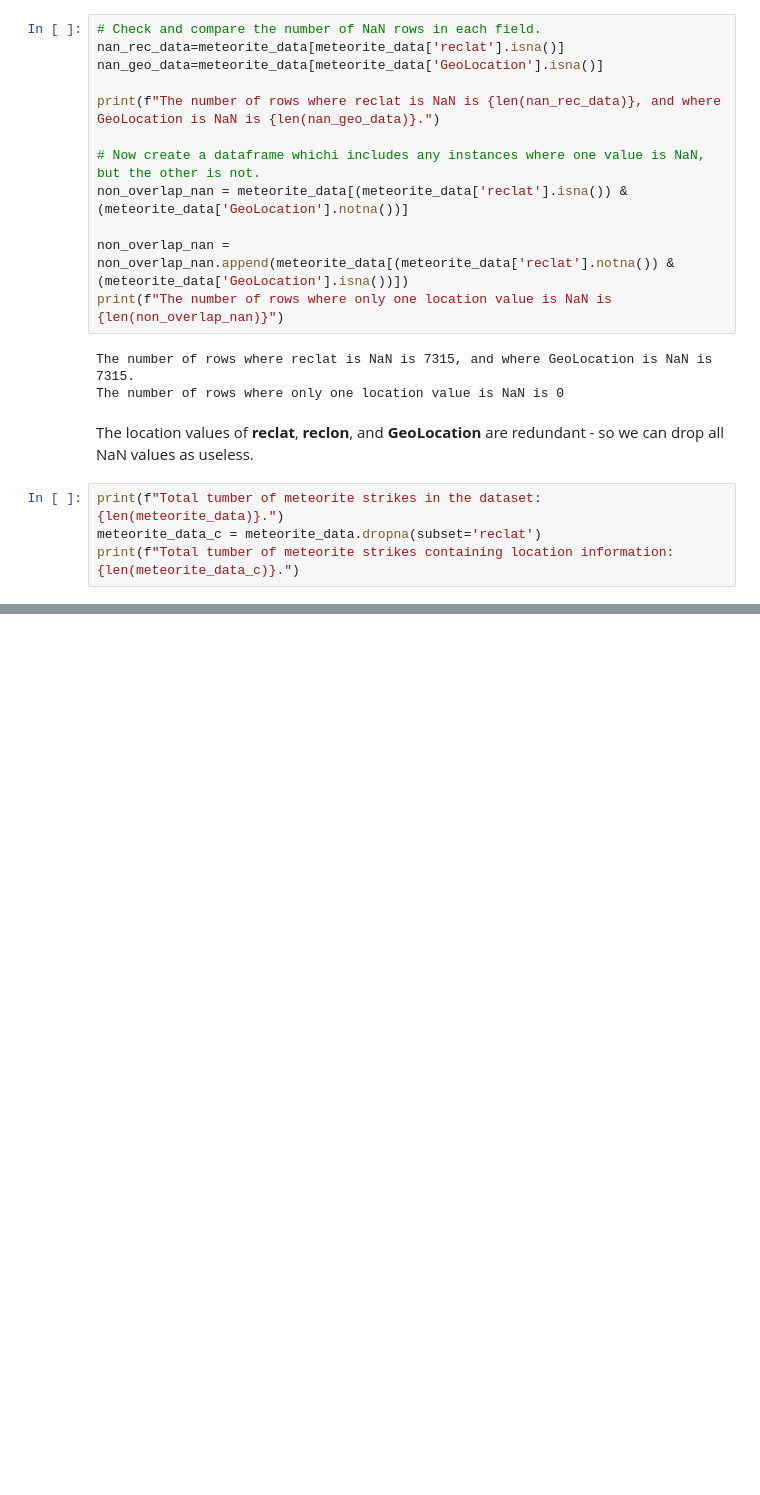
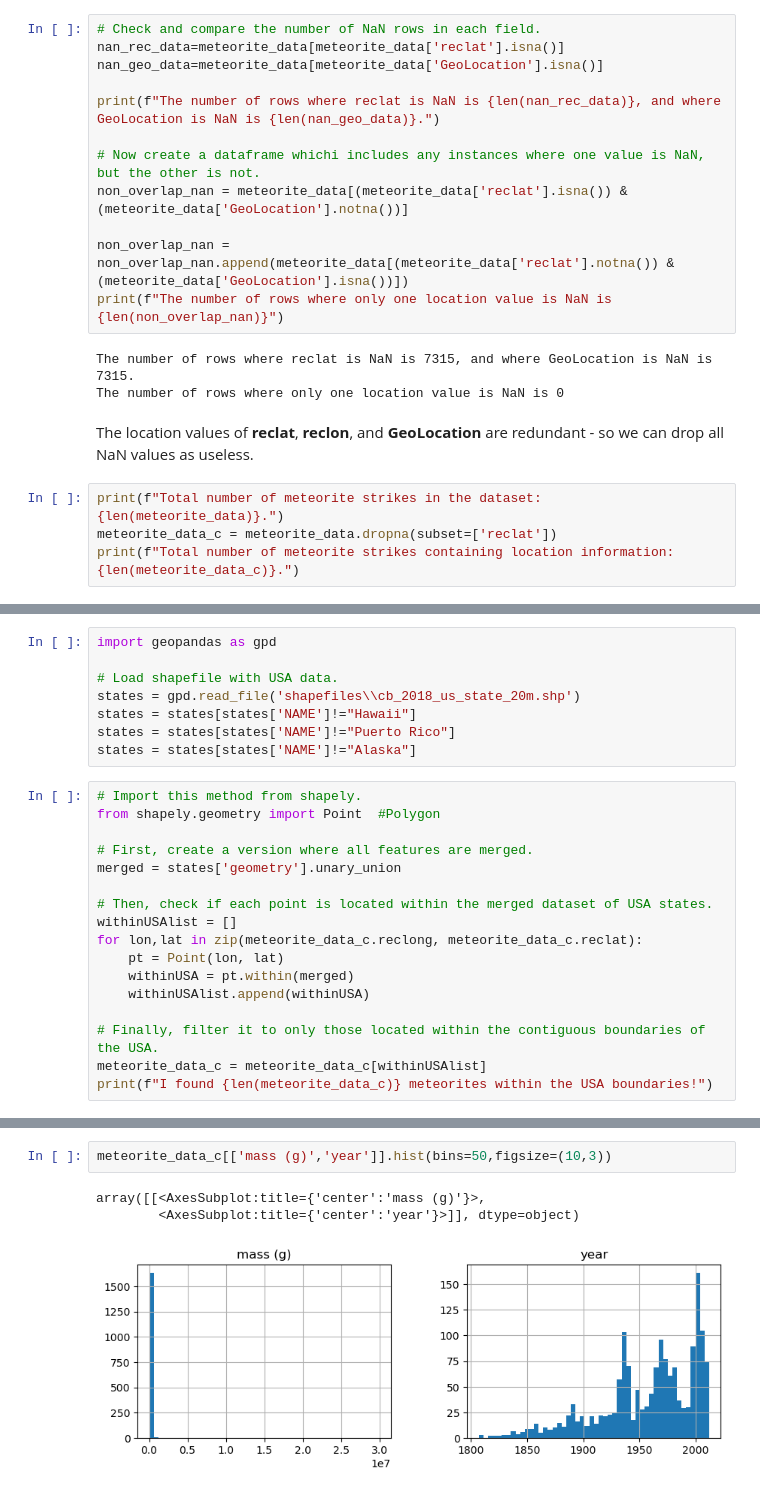
Before and after one commit to Nova-Creatio-Data-Labs/nc-blog-examples, a Jupyter notebook: finding-meteorites.ipynb, the cells around one changed output, grey strips where cells are left out. Saved outputs shown, nothing was run; the diff lists cells and outputs as text; blank space fills up the shorter version.

```diff
--- a/finding-meteorites.ipynb
+++ b/finding-meteorites.ipynb
@@ -126,7 +128,7 @@ The number of rows where only one location value is NaN is 0
 # %% [markdown]
 The location values of **reclat**, **reclon**, and **GeoLocation** are redundant - so we can drop all NaN values as useless.
 # %%
-print(f"Total tumber of meteorite strikes in the dataset: {len(meteorite_data)}.")
-meteorite_data_c = meteorite_data.dropna(subset='reclat')
-print(f"Total tumber of meteorite strikes containing location information: {len(meteorite_data_c)}.")
+print(f"Total number of meteorite strikes in the dataset: {len(meteorite_data)}.")
+meteorite_data_c = meteorite_data.dropna(subset=['reclat'])
+print(f"Total number of meteorite strikes containing location information: {len(meteorite_data_c)}.")
 # %% [output]
@@ -136,0 +140,25 @@ Now, filter the strieks to only those in the USA>
+# %%
+import geopandas as gpd
+
+# Load shapefile with USA data.
+states = gpd.read_file('shapefiles\\cb_2018_us_state_20m.shp')
+states = states[states['NAME']!="Hawaii"]
+states = states[states['NAME']!="Puerto Rico"]
+states = states[states['NAME']!="Alaska"]
+# %%
+# Import this method from shapely.
+from shapely.geometry import Point  #Polygon
+
+# First, create a version where all features are merged.
+merged = states['geometry'].unary_union
+
+# Then, check if each point is located within the merged dataset of USA states.
+withinUSAlist = []
+for lon,lat in zip(meteorite_data_c.reclong, meteorite_data_c.reclat):
+    pt = Point(lon, lat)
+    withinUSA = pt.within(merged)
+    withinUSAlist.append(withinUSA)
+
+# Finally, filter it to only those located within the contiguous boundaries of the USA.
+meteorite_data_c = meteorite_data_c[withinUSAlist]
+print(f"I found {len(meteorite_data_c)} meteorites within the USA boundaries!")
@@ -136,0 +184,6 @@ Now, filter the strieks to only those in the USA>
+# %%
+meteorite_data_c[['mass (g)','year']].hist(bins=50,figsize=(10,3))
+# %% [output]
+array([[<AxesSubplot:title={'center':'mass (g)'}>,
+        <AxesSubplot:title={'center':'year'}>]], dtype=object)
+[figure, added]
```
Also changed, not shown: parts of 21 cells of this notebook, 3 other files.
